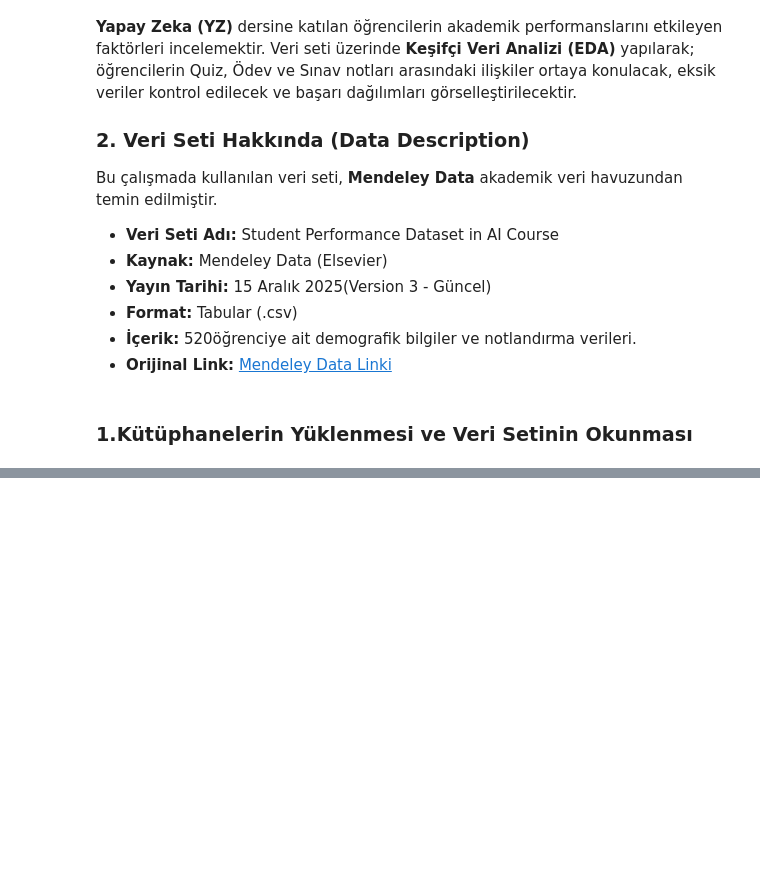
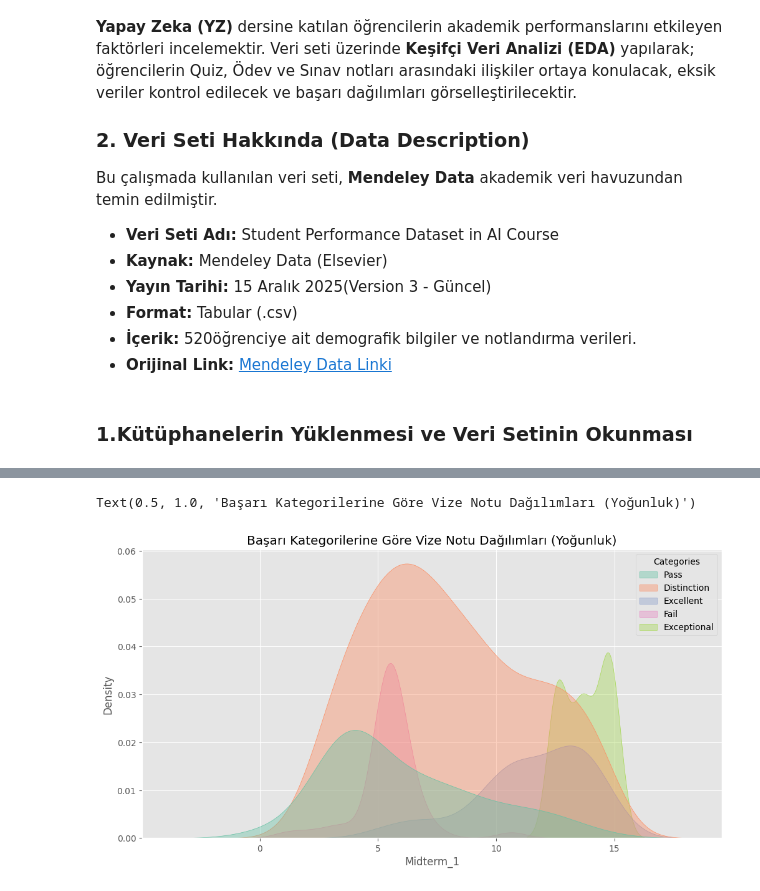
Before and after one commit to Zahra6334/Veri-Analizi, a Jupyter notebook: veri yönetim analizi.ipynb, the cells around one changed output, grey strips where cells are left out. Saved outputs shown, nothing was run; the diff lists cells and outputs as text; code cells hidden in the pictures; blank space fills up the shorter version.

```diff
--- a/veri yönetim analizi.ipynb
+++ b/veri yönetim analizi.ipynb
@@ -93,9 +155,14 @@ plt.show()
 # %%
 plt.figure(figsize=(12, 6))
+
 # 'fill=True' alanın altını boyar, 'alpha' saydamlığı ayarlar
-sns.kdeplot(data=df_balanced, x='Midterm_1', hue='Categories', palette='Set2', fill=True, alpha=0.4)
+
+sns.kdeplot(data=df, x='Midterm_1', hue='Categories', palette='Set2', fill=True, alpha=0.4)
+
 plt.title('Başarı Kategorilerine Göre Vize Notu Dağılımları (Yoğunluk)')
-plt.show()
+# %% [output]
+Text(0.5, 1.0, 'Başarı Kategorilerine Göre Vize Notu Dağılımları (Yoğunluk)')
+[figure, added]
 # %%
 # 1. KORELASYON ANALİZİ
 plt.figure(figsize=(12, 8))
```
Also changed, not shown: parts of 11 cells of this notebook.
